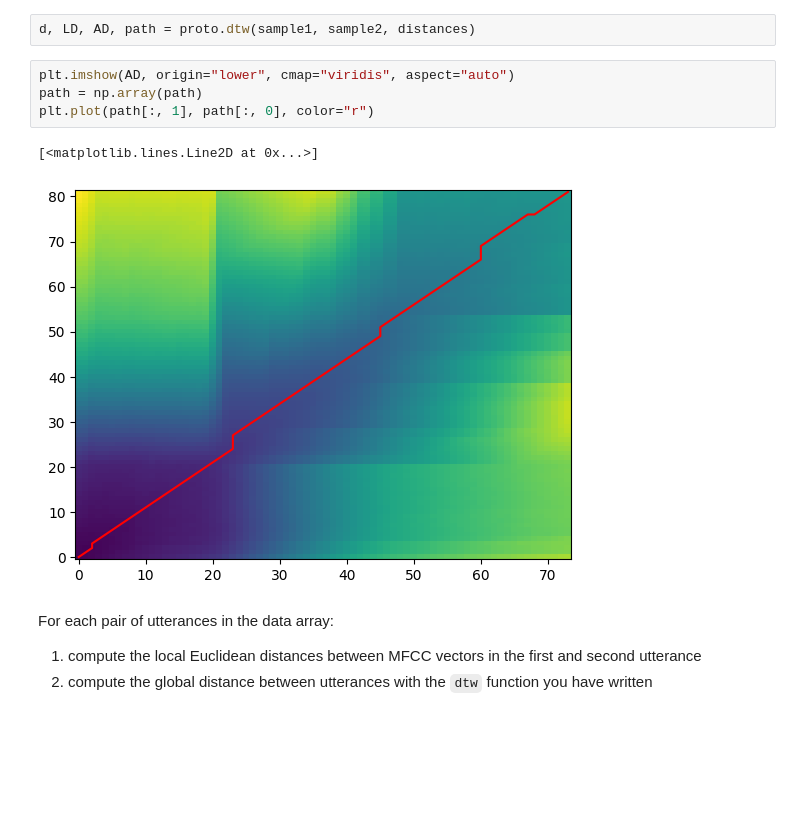
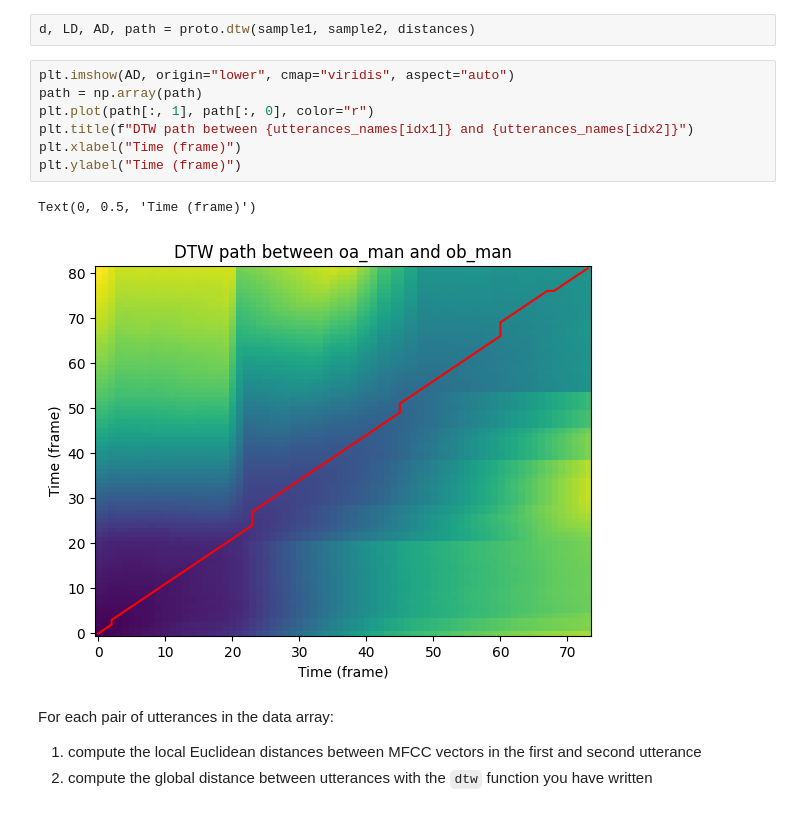
Before and after one commit to celdot/Speech_Speaker_Recognition, a Jupyter notebook: Assignements/lab1/lab1.ipynb, the cells around one changed output. Cells and saved outputs as stored; diff of their text form; blank space fills up the shorter version.

```diff
--- a/Assignements/lab1/lab1.ipynb
+++ b/Assignements/lab1/lab1.ipynb
@@ -509,10 +509,13 @@ d, LD, AD, path = proto.dtw(sample1, sample2, distances)
 # %%
 plt.imshow(AD, origin="lower", cmap="viridis", aspect="auto")
 path = np.array(path)
 plt.plot(path[:, 1], path[:, 0], color="r")
+plt.title(f"DTW path between {utterances_names[idx1]} and {utterances_names[idx2]}")
+plt.xlabel("Time (frame)")
+plt.ylabel("Time (frame)")
 # %% [output]
-[<matplotlib.lines.Line2D at 0x...>]
+Text(0, 0.5, 'Time (frame)')
-[figure, old version]
+[figure, new version]
 # %% [markdown]
 For each pair of utterances in the data array:
 
```
Also changed, not shown: parts of 3 cells of this notebook.
